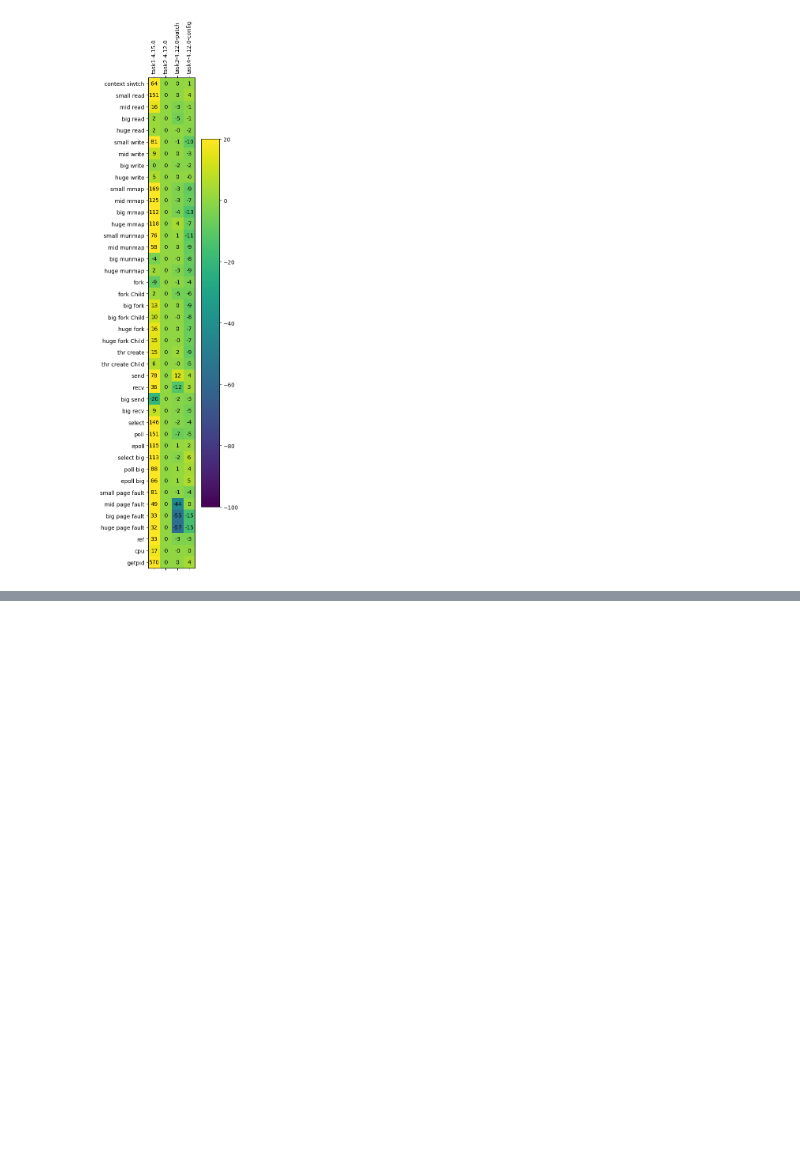
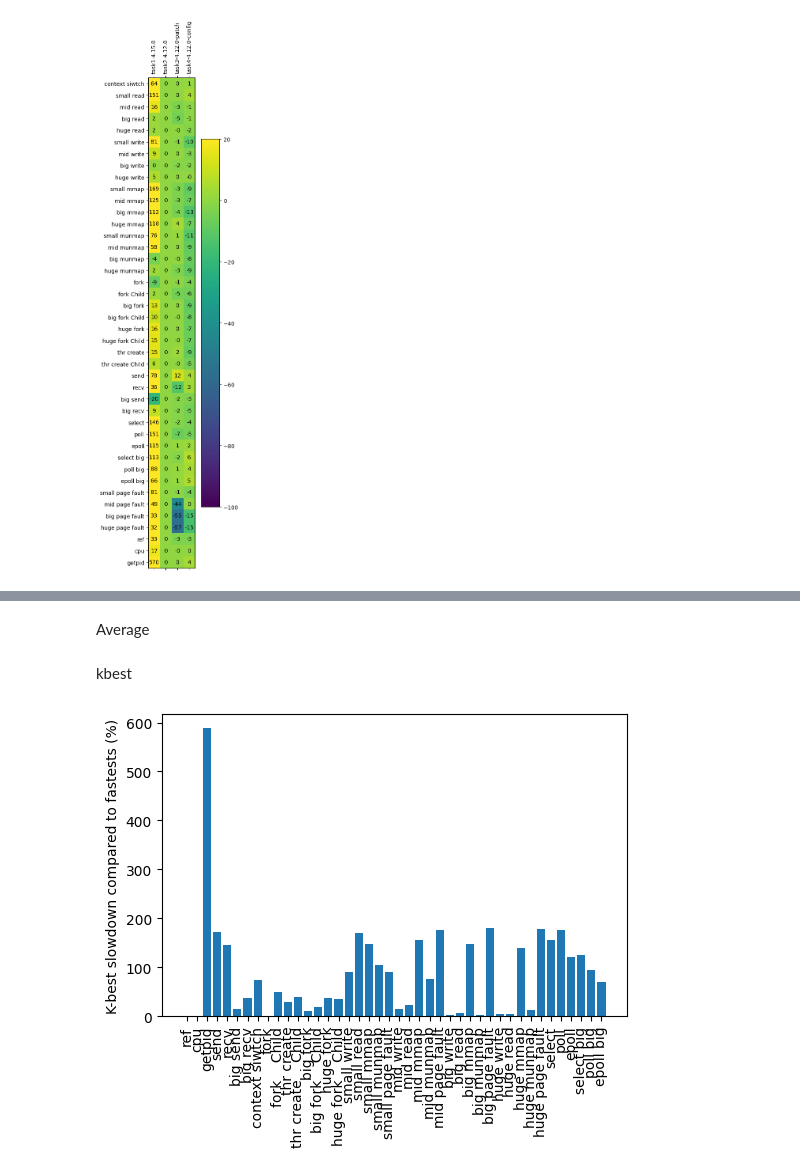
Before and after one commit to GindaChen/LEBench, a Jupyter notebook: outputs/Untitled.ipynb, the cells around one changed output, grey strips where cells are left out. Saved outputs shown, nothing was run; the diff lists cells and outputs as text; code cells hidden in the pictures; blank space fills up the shorter version.

```diff
--- a/outputs/Untitled.ipynb
+++ b/outputs/Untitled.ipynb
@@ -333,0 +376,15 @@ for (i, j), z in np.ndenumerate(normalized_avg.T):
+# %%
+def get_min_cmp(a):
+    b = get_numeric_cols(a)
+    p = b.min()
+    c = b.subtract(p).div(p).mul(100).round()
+    return c
+# %%
+dpi = 200
+import matplotlib as mpl
+mpl.rcParams['figure.dpi']= dpi
+
+import matplotlib as mpl
+mpl.rc("savefig", dpi=dpi)
+# %% [markdown]
+Average
@@ -333,0 +417,25 @@ for (i, j), z in np.ndenumerate(normalized_avg.T):
+# %% [markdown]
+kbest
+# %%
+s = get_min_cmp(a)
+s = s[[
+    i for i in s.columns if i.find("kbest") > 0
+]]
+
+titles = [str(i) for i in [
+    "4.15.0",
+    "4.12.0",
+    "4.12.0-patch",
+    "4.12.0-config"
+]]
+
+t = s.T
+xlabels = [i.split("kbest")[0].strip(" ") for i in s.columns]
+
+for i, col in enumerate(t):
+    plt.bar(xlabels, t[col])
+    plt.xticks(range(len(s.columns)), xlabels, rotation='vertical')
+    plt.ylabel("K-best slowdown compared to fastests (%)")
+    break
+# %% [output]
+[figure, added]
```
Also changed, not shown: parts of 8 cells of this notebook, 11 other files.
